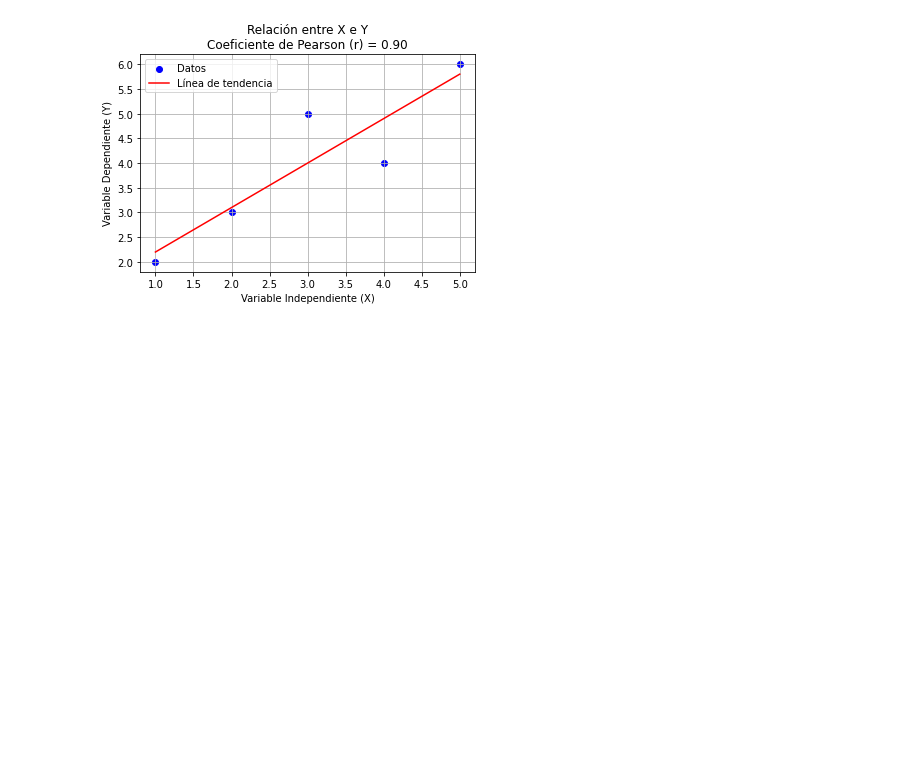
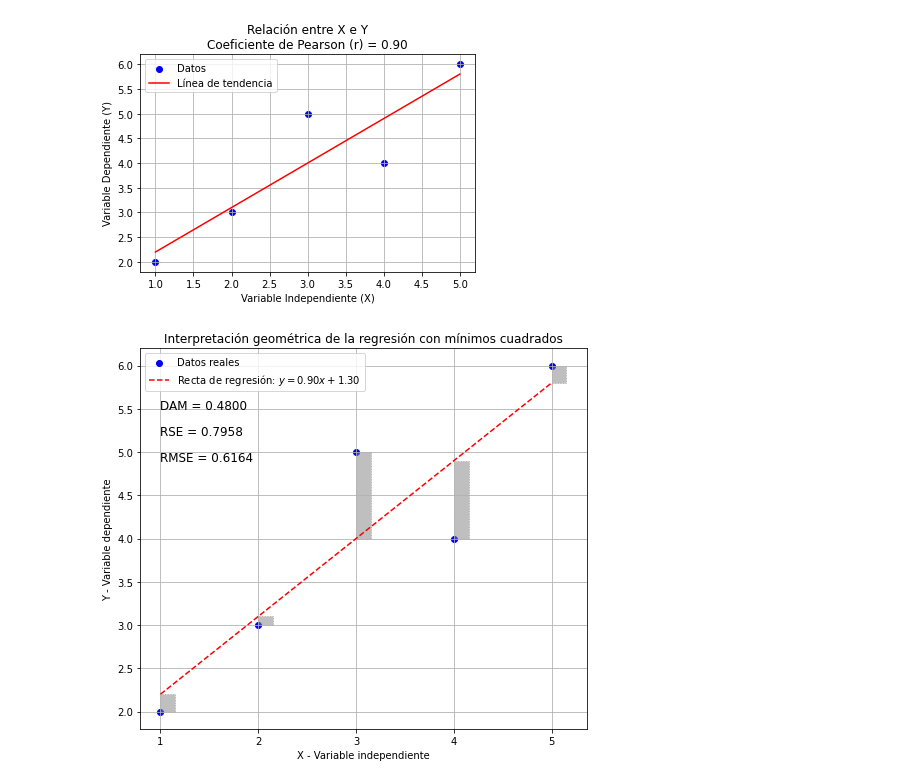
Before and after one commit to ManuelSerrano92/My-Notes-on-Data-Analytics, a Jupyter notebook: regressioniceberg.ipynb, the cells around one changed output. Drawn from its saved outputs; the diff is of its cells as text; code cells hidden in the pictures; blank space fills up the shorter version.

```diff
--- a/regressioniceberg.ipynb
+++ b/regressioniceberg.ipynb
@@ -71,3 +71,64 @@ plt.savefig("pearson.png", dpi=300, bbox_inches='tight', facecolor='white')
 plt.show()
 # %% [output]
 [figure]
+# %%
+import numpy as np
+import matplotlib.pyplot as plt
+
+# Datos de ejemplo
+X = np.array([1, 2, 3, 4, 5])  # Variable independiente
+Y = np.array([2, 3, 5, 4, 6])  # Variable dependiente
+
+# Cálculos de la regresión
+n = len(X)
+X_mean = np.mean(X)
+Y_mean = np.mean(Y)
+
+m = np.sum((X - X_mean) * (Y - Y_mean)) / np.sum((X - X_mean) ** 2)
+b = Y_mean - m * X_mean
+
+# Predicciones
+Y_pred = m * X + b
+
+# Cálculo de métricas
+DAM = np.mean(np.abs(Y - Y_pred))
+RSE = np.sqrt(np.sum((Y - Y_pred) ** 2) / (n - 2))
+RMSE = np.sqrt(np.mean((Y - Y_pred) ** 2))
+
+# Generación de gráficos
+fig, ax = plt.subplots(figsize=(8, 7))
+
+# Scatter plot de los puntos reales
+ax.scatter(X, Y, label="Datos reales", color="blue", marker="o")
+
+# Línea de regresión
+ax.plot(X, Y_pred, label=f"Recta de regresión: $y = {m:.2f}x + {b:.2f}$", color="red", linestyle="--")
+
+# Anotaciones con valores de métricas
+ax.text(1, 5.5, f"DAM = {DAM:.4f}", fontsize=12, color="black")
+ax.text(1, 5.2, f"RSE = {RSE:.4f}", fontsize=12, color="black")
+ax.text(1, 4.9, f"RMSE = {RMSE:.4f}", fontsize=12, color="black")
+
+# Dibujo de cuadrados mínimos cuadrados
+for i in range(n):
+    x_i = X[i]
+    y_real = Y[i]
+    y_predicho = Y_pred[i]
+
+    ax.add_patch(plt.Rectangle((x_i, min(y_real, y_predicho)),  # Esquina inferior izquierda
+                               width=0.15,  # Ancho del rectángulo
+                               height=abs(y_real - y_predicho),  # Alto según el error
+                               color="gray", alpha=0.5, linestyle="dotted"))
+
+# Configuración del gráfico
+ax.set_xlabel("X - Variable independiente")
+ax.set_ylabel("Y - Variable dependiente")
+ax.set_title("Interpretación geométrica de la regresión con mínimos cuadrados")
+ax.legend()
+ax.grid(True)
+
+# Guardar gráfico como PNG
+plt.savefig("images/pendientegeometrica.png", dpi=300, bbox_inches="tight", facecolor="white")
+plt.show()
+# %% [output]
+[figure, added]
```
Also changed, not shown: parts of 6 cells of this notebook, 2 other files.
